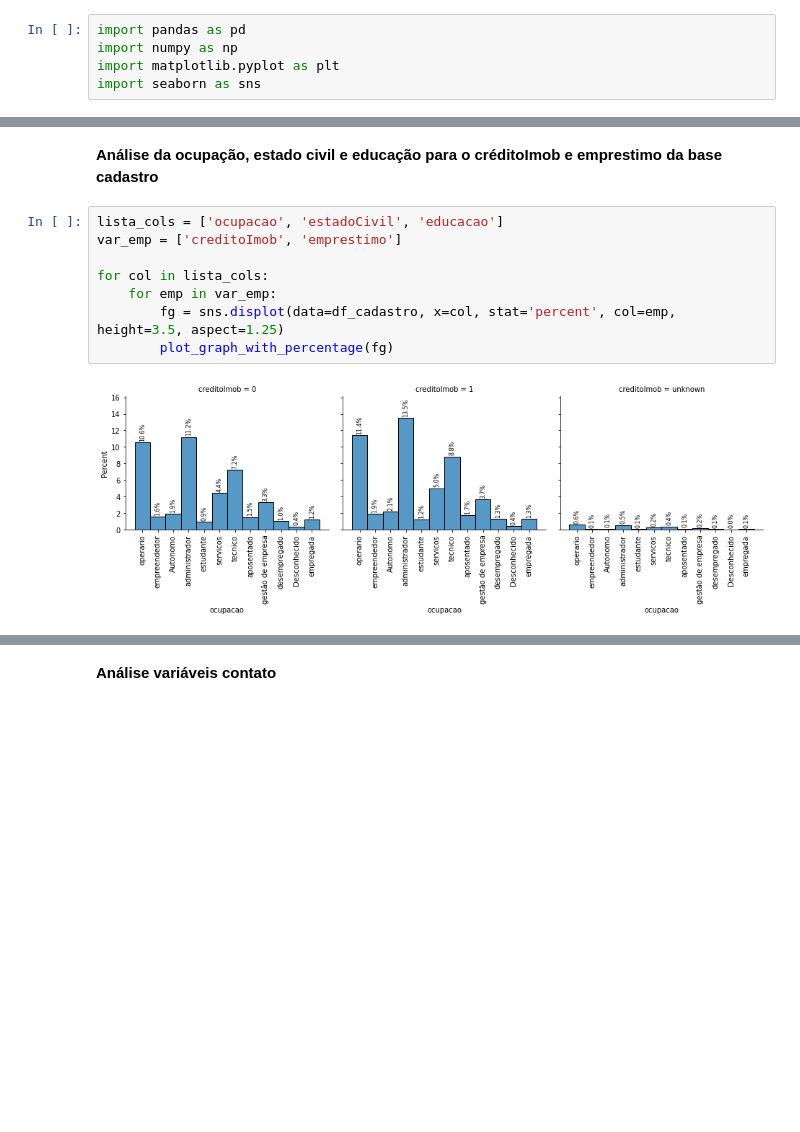
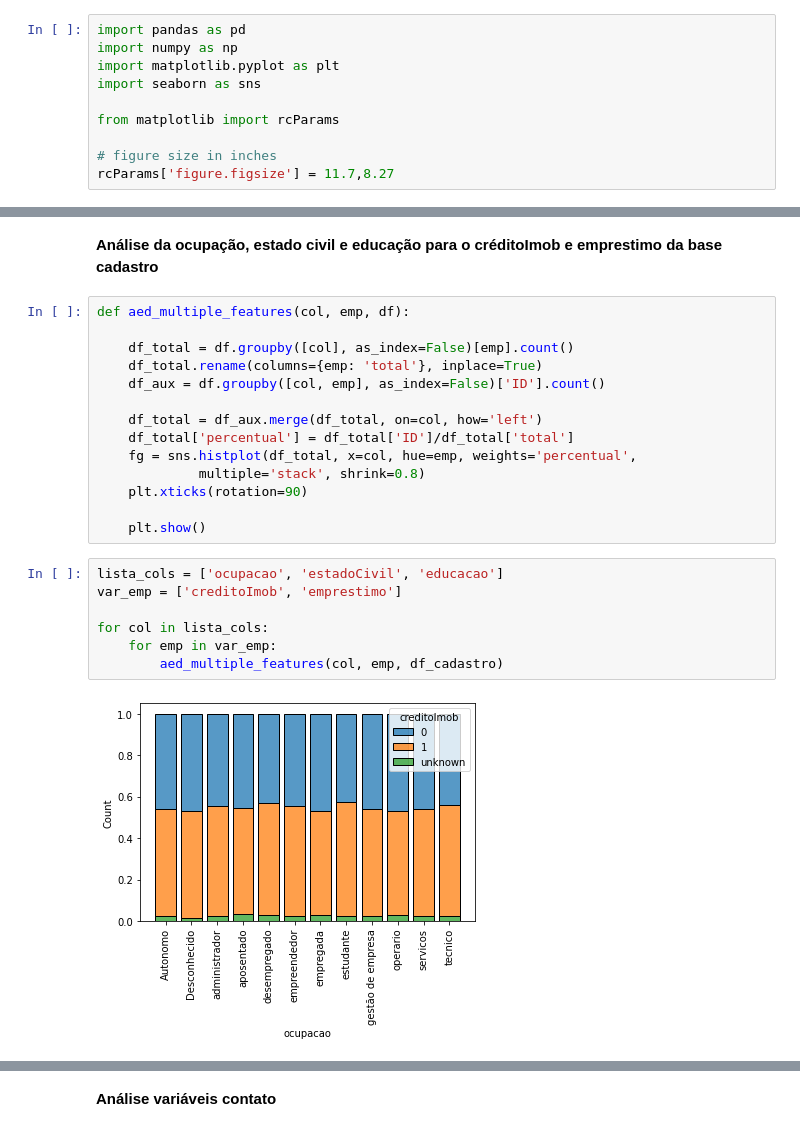
Before and after one commit to guimaraesrosa/Aprendizado_por_Reforco_DS, a Jupyter notebook: Case 2/Case2_APRDS.ipynb, the cells around one changed output, grey strips where cells are left out. Cells and saved outputs as stored; diff of their text form; blank space fills up the shorter version.

```diff
--- a/Case 2/Case2_APRDS.ipynb
+++ b/Case 2/Case2_APRDS.ipynb
@@ -15,6 +15,11 @@ import pandas as pd
 import numpy as np
 import matplotlib.pyplot as plt
 import seaborn as sns
+
+from matplotlib import rcParams
+
+# figure size in inches
+rcParams['figure.figsize'] = 11.7,8.27
 # %% [markdown]
 ### Carregar os arquivos: cadastro, contato, detalhes, inadimplencia e subscricao (existem formatos diferentes de dados csv e xlsx);
 # %%
@@ -131,13 +136,26 @@ for col in lista_cols:
 [figure]
 # %% [markdown]
 **Análise da ocupação, estado civil e educação para o créditoImob e emprestimo da base cadastro**
+# %%
+def aed_multiple_features(col, emp, df):
+
+    df_total = df.groupby([col], as_index=False)[emp].count()
+    df_total.rename(columns={emp: 'total'}, inplace=True)
+    df_aux = df.groupby([col, emp], as_index=False)['ID'].count()
+
+    df_total = df_aux.merge(df_total, on=col, how='left')
+    df_total['percentual'] = df_total['ID']/df_total['total']
+    fg = sns.histplot(df_total, x=col, hue=emp, weights='percentual',
+             multiple='stack', shrink=0.8)
+    plt.xticks(rotation=90)
+
+    plt.show()
 # %%
 lista_cols = ['ocupacao', 'estadoCivil', 'educacao']
 var_emp = ['creditoImob', 'emprestimo']
 
 for col in lista_cols:
     for emp in var_emp:
-        fg = sns.displot(data=df_cadastro, x=col, stat='percent', col=emp, height=3.5, aspect=1.25)
-        plot_graph_with_percentage(fg)
+        aed_multiple_features(col, emp, df_cadastro)
 # %% [output]
-[figure, old version]
+[figure, new version]
```
Also changed, not shown: parts of 12 cells of this notebook.
